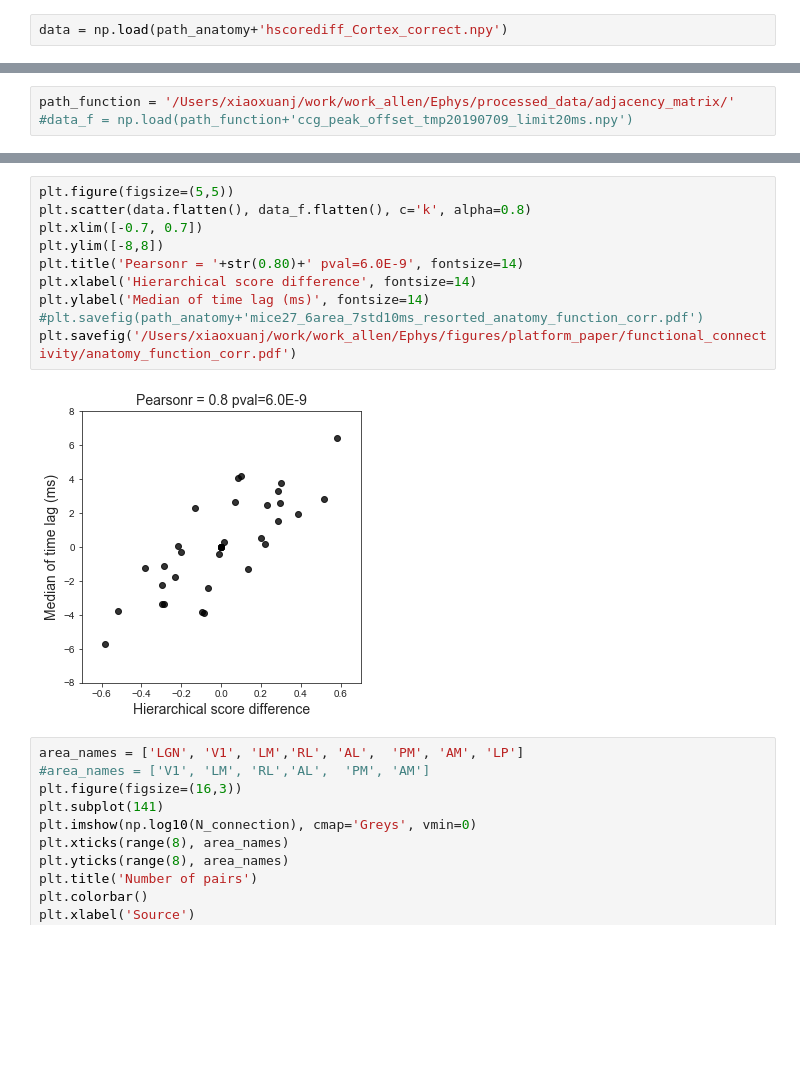
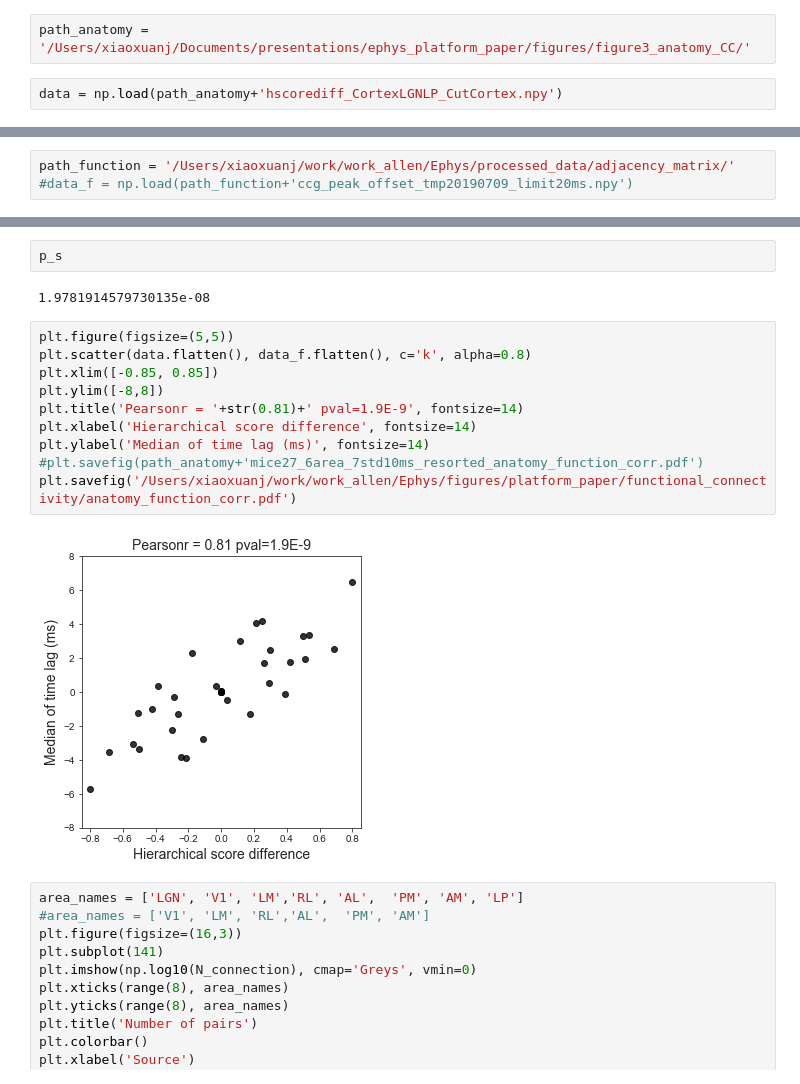
Before and after one commit to AllenInstitute/neuropixels_platform_paper, a Jupyter notebook: Figure3/comparison_anatomical_functional_connectivity.ipynb, the cells around one changed output, grey strips where cells are left out. Drawn from its saved outputs; the diff is of its cells as text; blank space fills up the shorter version.

```diff
--- a/Figure3/comparison_anatomical_functional_connectivity.ipynb
+++ b/Figure3/comparison_anatomical_functional_connectivity.ipynb
@@ -21,5 +19,7 @@ path_anatomy = '/Users/xiaoxuanj/work/work_allen/Ephys/processed_data/anatomical
+# %%
+path_anatomy = '/Users/xiaoxuanj/Documents/presentations/ephys_platform_paper/figures/figure3_anatomy_CC/'
 # %%
-data = np.load(path_anatomy+'hscorediff_Cortex_correct.npy')
+data = np.load(path_anatomy+'hscorediff_CortexLGNLP_CutCortex.npy')
 # %% [raw]
 new_data = data[[0,1,3,2,4,5],:][:,[0,1,3,2,4,5]]
 np.save(path_anatomy+'hscorediff_Cortex_correct.npy', new_data)
@@ -78,15 +89,19 @@ pearsonr(data.flatten(), data_f.flatten())
+# %%
+p_s
+# %% [output]
+1.9781914579730135e-08
 # %%
 plt.figure(figsize=(5,5))
 plt.scatter(data.flatten(), data_f.flatten(), c='k', alpha=0.8)
-plt.xlim([-0.7, 0.7])
+plt.xlim([-0.85, 0.85])
 plt.ylim([-8,8])
-plt.title('Pearsonr = '+str(0.80)+' pval=6.0E-9', fontsize=14)
+plt.title('Pearsonr = '+str(0.81)+' pval=1.9E-9', fontsize=14)
 plt.xlabel('Hierarchical score difference', fontsize=14)
 plt.ylabel('Median of time lag (ms)', fontsize=14)
 #plt.savefig(path_anatomy+'mice27_6area_7std10ms_resorted_anatomy_function_corr.pdf')
 plt.savefig('/Users/xiaoxuanj/work/work_allen/Ephys/figures/platform_paper/functional_connectivity/anatomy_function_corr.pdf')
 # %% [output]
-[figure, old version]
+[figure, new version]
 # %%
 area_names = ['LGN', 'V1', 'LM','RL', 'AL',  'PM', 'AM', 'LP']
 #area_names = ['V1', 'LM', 'RL','AL',  'PM', 'AM']
```
Also changed, not shown: parts of 8 cells of this notebook, 1 other file.
